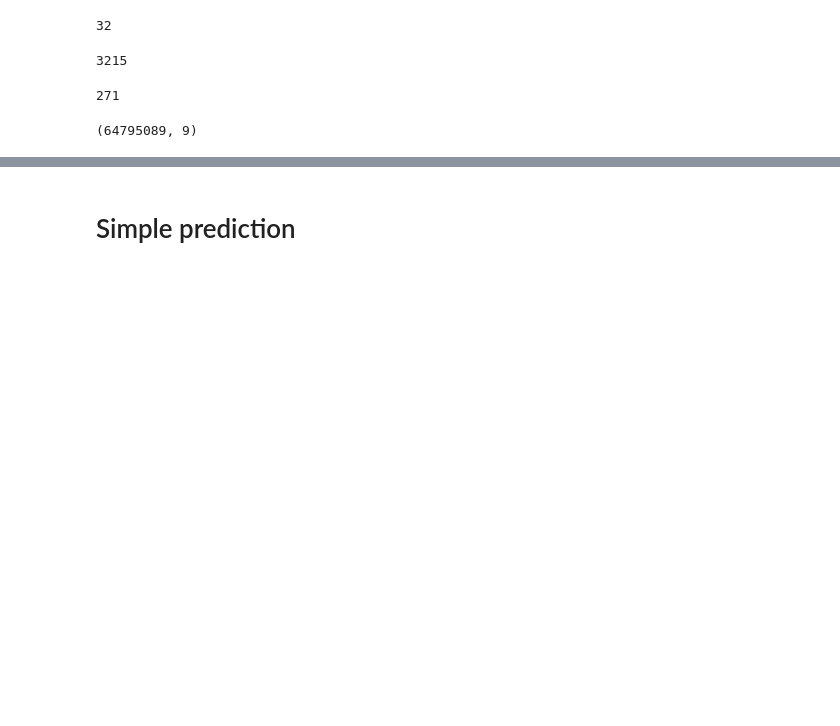
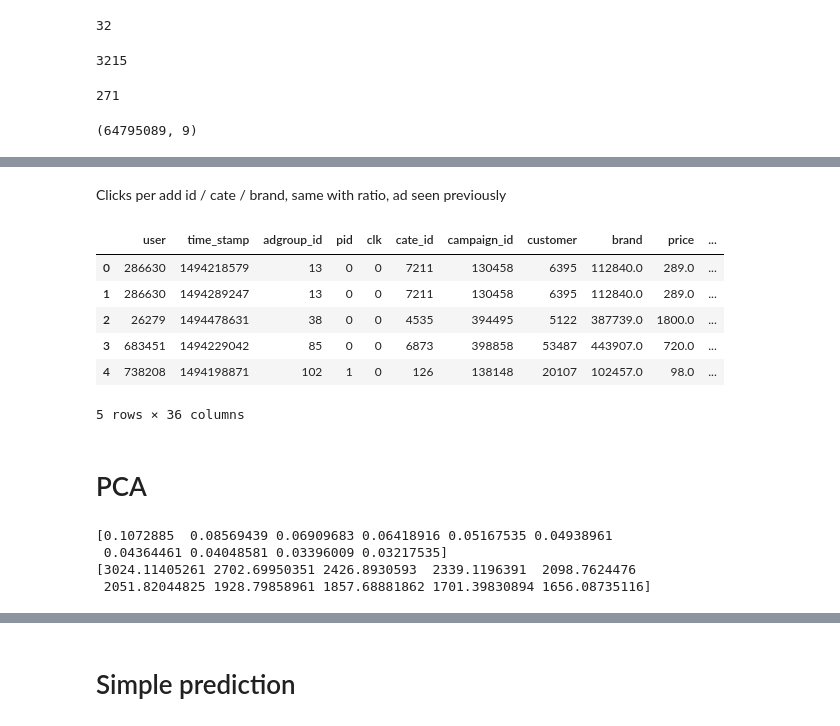
Before and after one commit to Sitorias/AdPrediction, a Jupyter notebook: Task 3 - Ad Prediction - Leo.ipynb, the cells around one changed output, grey strips where cells are left out. Saved outputs shown, nothing was run; the diff lists cells and outputs as text; code cells hidden in the pictures; blank space fills up the shorter version.

```diff
--- a/Task 3 - Ad Prediction - Leo.ipynb
+++ b/Task 3 - Ad Prediction - Leo.ipynb
@@ -276,0 +294,12 @@ train.to_csv("train_extended.csv",index=False)
+# %% [markdown]
+Clicks per add id  / cate / brand, same with ratio, ad seen previously
+# %%
+#total_money_spent
+total_money_spent = train.groupby(["user"])["price"].sum()
+total_money_spent = total_money_spent.to_frame().reset_index().rename(index=str,columns={"price":"total_money_spent"})
+train = pd.merge(train,total_money_spent,how="left",left_on=["user"], right_on=["user"])
+# %%
+#total money spent in category
+total_money_spent_cate = train.groupby(["user","cate_id"])["price"].sum()
+total_money_spent_cate = total_money_spent_cate.to_frame().reset_index().rename(index=str,columns={"price":"total_money_spent_cate"})
+train = pd.merge(train,total_money_spent_cate,how="left",left_on=["user","cate_id"], right_on=["user","cate_id"])
@@ -276,0 +316,10 @@ train.to_csv("train_extended.csv",index=False)
+# %%
+train.head()
+# %% [output]
+|  | user | time_stamp | adgroup_id | pid | clk | cate_id | campaign_id | customer | brand | price | ... |
+| 0 | 286630 | 1494218579 | 13 | 0 | 0 | 7211 | 130458 | 6395 | 112840.0 | 289.0 | ... |
+| 1 | 286630 | 1494289247 | 13 | 0 | 0 | 7211 | 130458 | 6395 | 112840.0 | 289.0 | ... |
+| 2 | 26279 | 1494478631 | 38 | 0 | 0 | 4535 | 394495 | 5122 | 387739.0 | 1800.0 | ... |
+| 3 | 683451 | 1494229042 | 85 | 0 | 0 | 6873 | 398858 | 53487 | 443907.0 | 720.0 | ... |
+| 4 | 738208 | 1494198871 | 102 | 1 | 0 | 126 | 138148 | 20107 | 102457.0 | 98.0 | ... |
+5 rows × 36 columns
@@ -276,0 +367,2 @@ train.to_csv("train_extended.csv",index=False)
+# %% [markdown]
+# PCA
@@ -276,0 +379,18 @@ train.to_csv("train_extended.csv",index=False)
+# %%
+import numpy as np
+from sklearn.decomposition import PCA
+
+n_components = 10
+pca = PCA(n_components=n_components, svd_solver='full')
+
+principal_components = pca.fit_transform(train_scaled)
+principalDf = pd.concat([pd.DataFrame(data = principal_components), train.clk],axis=1)
+
+print(pca.explained_variance_ratio_)
+
+print(pca.singular_values_)
+# %% [output]
+[0.1072885  0.08569439 0.06909683 0.06418916 0.05167535 0.04938961
+ 0.04364461 0.04048581 0.03396009 0.03217535]
+[3024.11405261 2702.69950351 2426.8930593  2339.1196391  2098.7624476
+ 2051.82044825 1928.79858961 1857.68881862 1701.39830894 1656.08735116]
```
Also changed, not shown: parts of 42 cells of this notebook.
